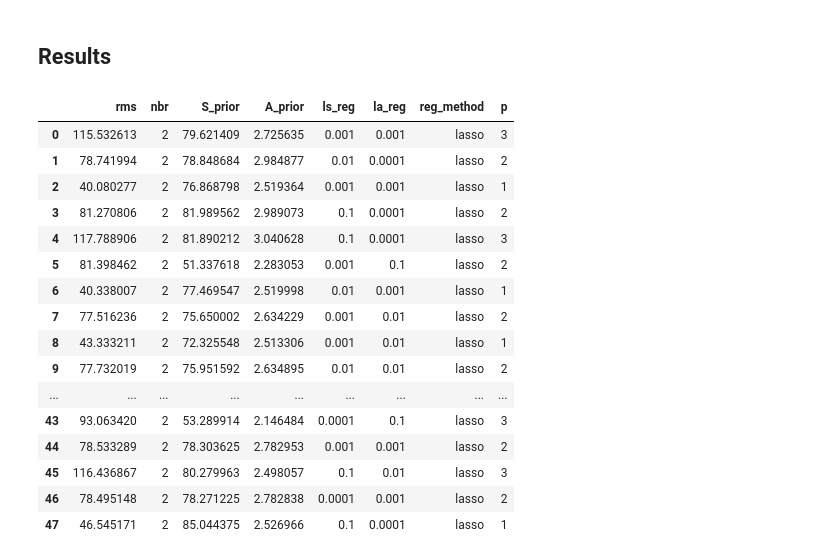
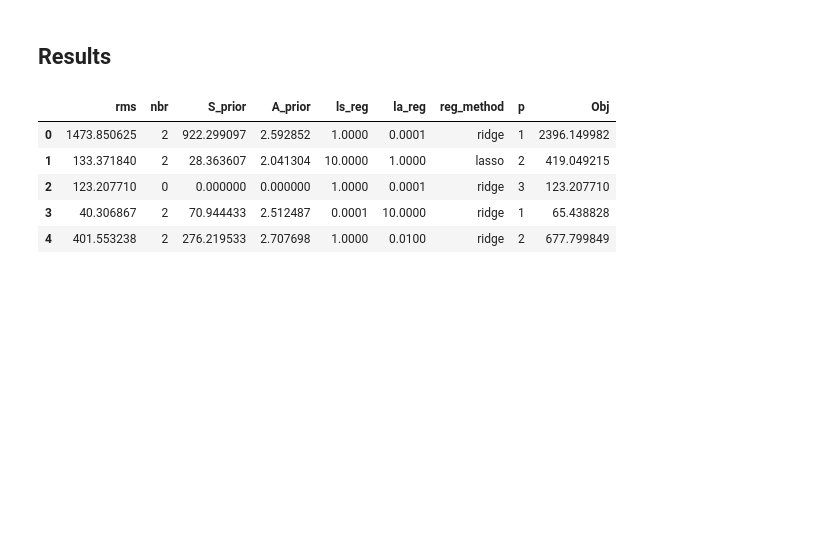
Before and after one commit to BBELAOUCHA/iSDR_cython, a Jupyter notebook: examples/iSDR_example.ipynb, the cells around one changed output. Cells and saved outputs as stored; diff of their text form; code cells hidden in the pictures; blank space fills up the shorter version.

```diff
--- a/examples/iSDR_example.ipynb
+++ b/examples/iSDR_example.ipynb
@@ -184,23 +184,3 @@ clf.foldername
 clf.run(G, M, SC)
 # %% [markdown]
 ## Results
-# %%
-clf.results
-# %% [output]
-|  | rms | nbr | S_prior | A_prior | ls_reg | la_reg | reg_method | p |
-| 0 | 115.532613 | 2 | 79.621409 | 2.725635 | 0.001 | 0.001 | lasso | 3 |
-| 1 | 78.741994 | 2 | 78.848684 | 2.984877 | 0.01 | 0.0001 | lasso | 2 |
-| 2 | 40.080277 | 2 | 76.868798 | 2.519364 | 0.001 | 0.001 | lasso | 1 |
-| 3 | 81.270806 | 2 | 81.989562 | 2.989073 | 0.1 | 0.0001 | lasso | 2 |
-| 4 | 117.788906 | 2 | 81.890212 | 3.040628 | 0.1 | 0.0001 | lasso | 3 |
-| 5 | 81.398462 | 2 | 51.337618 | 2.283053 | 0.001 | 0.1 | lasso | 2 |
-| 6 | 40.338007 | 2 | 77.469547 | 2.519998 | 0.01 | 0.001 | lasso | 1 |
-| 7 | 77.516236 | 2 | 75.650002 | 2.634229 | 0.001 | 0.01 | lasso | 2 |
-| 8 | 43.333211 | 2 | 72.325548 | 2.513306 | 0.001 | 0.01 | lasso | 1 |
-| 9 | 77.732019 | 2 | 75.951592 | 2.634895 | 0.01 | 0.01 | lasso | 2 |
-| ... | ... | ... | ... | ... | ... | ... | ... | ... |
-| 43 | 93.063420 | 2 | 53.289914 | 2.146484 | 0.0001 | 0.1 | lasso | 3 |
-| 44 | 78.533289 | 2 | 78.303625 | 2.782953 | 0.001 | 0.001 | lasso | 2 |
-| 45 | 116.436867 | 2 | 80.279963 | 2.498057 | 0.1 | 0.01 | lasso | 3 |
-| 46 | 78.495148 | 2 | 78.271225 | 2.782838 | 0.0001 | 0.001 | lasso | 2 |
-| 47 | 46.545171 | 2 | 85.044375 | 2.526966 | 0.1 | 0.0001 | lasso | 1 |
@@ -206,0 +189,9 @@ clf.results
+# %%
+df.head()
+# %% [output]
+|  | rms | nbr | S_prior | A_prior | ls_reg | la_reg | reg_method | p | Obj |
+| 0 | 1473.850625 | 2 | 922.299097 | 2.592852 | 1.0000 | 0.0001 | ridge | 1 | 2396.149982 |
+| 1 | 133.371840 | 2 | 28.363607 | 2.041304 | 10.0000 | 1.0000 | lasso | 2 | 419.049215 |
+| 2 | 123.207710 | 0 | 0.000000 | 0.000000 | 1.0000 | 0.0001 | ridge | 3 | 123.207710 |
+| 3 | 40.306867 | 2 | 70.944433 | 2.512487 | 0.0001 | 10.0000 | ridge | 1 | 65.438828 |
+| 4 | 401.553238 | 2 | 276.219533 | 2.707698 | 1.0000 | 0.0100 | ridge | 2 | 677.799849 |
```
Also changed, not shown: parts of 13 cells of this notebook, 3 other files.
